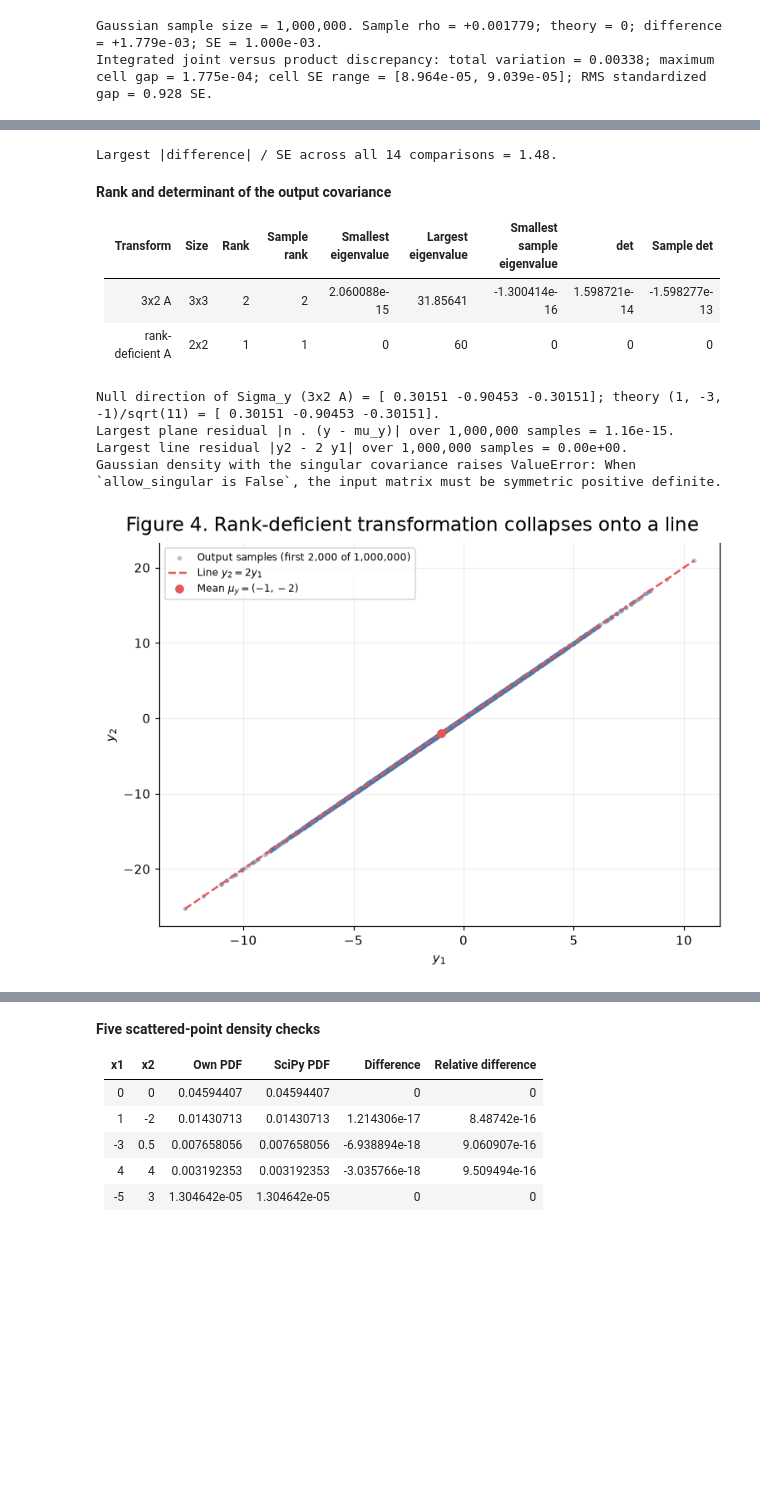
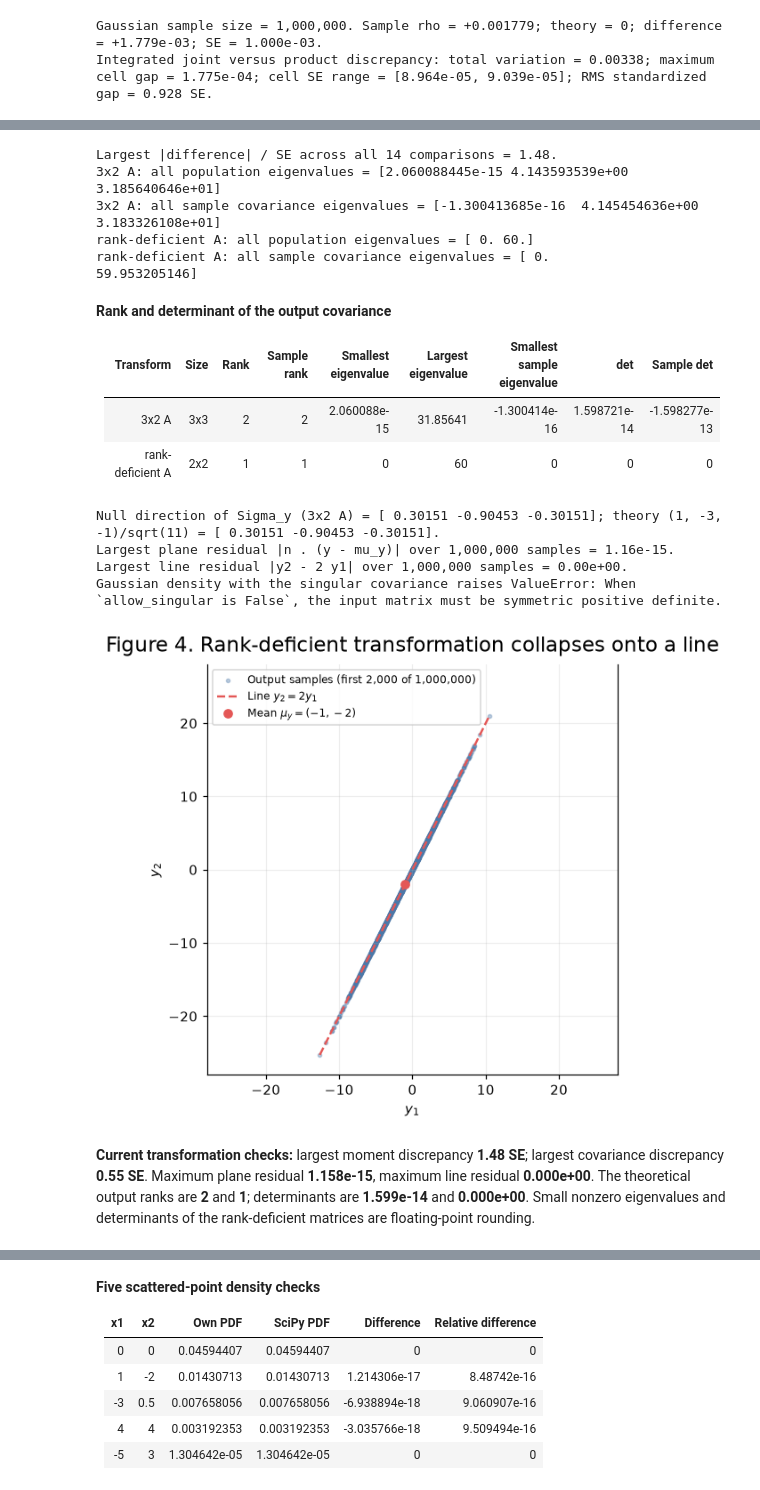
Before and after one commit to christiandi0r/ECE3715-Fall2026-Projects, a Jupyter notebook: mp3/mp3.ipynb, the cells around one changed output, grey strips where cells are left out. Saved outputs shown, nothing was run; the diff lists cells and outputs as text; code cells hidden in the pictures; blank space fills up the shorter version.

```diff
--- a/mp3/mp3.ipynb
+++ b/mp3/mp3.ipynb
@@ -73,7 +73,21 @@ def show_table(title, rows, columns):
     ]
     display(Markdown(f"**{title}**\n\n" + "\n".join([headers, divider, *body])))
 
+figure_checks = []
 def show_and_save(fig, number):
+    axes = [ax for ax in fig.axes if ax.get_label() != "<colorbar>"]
+    title = fig._suptitle.get_text() if fig._suptitle else ""
+    assert title.startswith(f"Figure {number}.")
+    geometry = axes[:1] if number in (1, 2) else axes if number in (4, 5, 6, 7, 10) else []
+    for ax in axes:
+        assert ax.get_xlabel() and ax.get_ylabel(), f"Figure {number}: missing axis label"
+        handles, labels = ax.get_legend_handles_labels()
+        assert len(labels) <= 1 or ax.get_legend() is not None, f"Figure {number}: missing legend"
+    assert all(ax.get_aspect() == 1.0 for ax in geometry), f"Figure {number}: unequal geometry"
+    figure_checks.append(dict(number=number, title=title, panels=len(axes),
+        labels_complete=True, legends_complete=True,
+        geometry_equal=all(ax.get_aspect() == 1.0 for ax in geometry),
+        geometry_panels=len(geometry)))
     fig.savefig(FIGURES / f"figure_{number:02d}.png", bbox_inches="tight")
     plt.show()
     plt.close(fig)
@@ -751,7 +815,11 @@ for label, sigma, sample_cov in [("3x2 A", sigma_full4, cov_full4),
                                  ("rank-deficient A", sigma_def4, cov_def4)]:
     eigenvalues = np.linalg.eigvalsh(sigma)
     sample_eigenvalues = np.linalg.eigvalsh(sample_cov)
+    print(f"{label}: all population eigenvalues = {np.array2string(eigenvalues, precision=9)}")
+    print(f"{label}: all sample covariance eigenvalues = {np.array2string(sample_eigenvalues, precision=9)}")
     rank_rows4.append(dict(output=label, size=f"{sigma.shape[0]}x{sigma.shape[0]}",
+                           population_eigenvalues=json.dumps(eigenvalues.tolist()),
+                           sample_eigenvalues=json.dumps(sample_eigenvalues.tolist()),
                            rank=np.linalg.matrix_rank(sigma),
                            sample_rank=np.linalg.matrix_rank(sample_cov),
                            smallest_eigenvalue=eigenvalues[0],
@@ -786,9 +854,17 @@ ax.scatter(y_def4[:keep4, 0], y_def4[:keep4, 1], s=7, alpha=0.35, color="#4c78a8
 line_y1 = np.array([y_def4[:keep4, 0].min(), y_def4[:keep4, 0].max()])
 ax.plot(line_y1, 2 * line_y1, "--", color="#e45756", lw=1.6, label="Line $y_2=2y_1$")
 ax.plot(*mu_def4, "o", color="#e45756", ms=6, label=r"Mean $\mu_y=(-1,-2)$")
-ax.set(xlabel="$y_1$", ylabel="$y_2$")
+bound4 = np.ceil(1.1*np.abs(y_def4[:keep4]).max())
+ax.set(xlabel="$y_1$", ylabel="$y_2$", aspect="equal", xlim=(-bound4,bound4), ylim=(-bound4,bound4))
 ax.legend()
 show_and_save(fig, 4)
+display(Markdown(
+    f"**Current transformation checks:** largest moment discrepancy **{largest_error4:.2f} SE**; "
+    f"largest covariance discrepancy **{max(abs(r['error_in_se']) for r in rows_full4+rows_def4 if r['quantity'].startswith('cov')):.2f} SE**. "
+    f"Maximum plane residual **{plane_residual4:.3e}**, maximum line residual **{line_residual4:.3e}**. "
+    f"The theoretical output ranks are **{rank_rows4[0]['rank']}** and **{rank_rows4[1]['rank']}**; "
+    f"determinants are **{rank_rows4[0]['determinant']:.3e}** and **{rank_rows4[1]['determinant']:.3e}**. "
+    "Small nonzero eigenvalues and determinants of the rank-deficient matrices are floating-point rounding."))
 # %% [output]
 mu_y (3x2 A) = [-3. -2.  3.]
 Sigma_y (3x2 A) =
@@ -801,32 +877,37 @@ Sigma_y (rank-deficient A) =
  [24. 48.]]
 **Transformed moments (N = 1,000,000)**
 
 | Transform | Quantity | Estimate | Theory | Difference | SE | Difference / SE |
 |---|---|---|---|---|---|---|
 | 3x2 A | mean 1 | -3.006549 | -3 | -0.006548742 | 0.005291503 | -1.237596 |
 | 3x2 A | mean 2 | -2.002964 | -2 | -0.002963975 | 0.002 | -1.481988 |
 | 3x2 A | mean 3 | 3.002343 | 3 | 0.002343184 | 0.002 | 1.171592 |
 | 3x2 A | cov 11 | 27.97877 | 28 | -0.02123186 | 0.039598 | -0.5361852 |
 | 3x2 A | cov 12 | 9.993032 | 10 | -0.006967818 | 0.01456023 | -0.4785515 |
 | 3x2 A | cov 13 | -2.000328 | -2 | -0.0003284055 | 0.01077033 | -0.03049167 |
 | 3x2 A | cov 22 | 3.997937 | 4 | -0.002062747 | 0.005656857 | -0.3646454 |
 | 3x2 A | cov 23 | -2.00078 | -2 | -0.0007795767 | 0.004472138 | -0.1743186 |
 | 3x2 A | cov 33 | 4.00201 | 4 | 0.002010325 | 0.005656857 | 0.3553783 |
 | rank-deficient A | mean 1 | -1.003585 | -1 | -0.003584767 | 0.003464102 | -1.034833 |
 | rank-deficient A | mean 2 | -2.00717 | -2 | -0.007169534 | 0.006928203 | -1.034833 |
 | rank-deficient A | cov 11 | 11.99064 | 12 | -0.009358971 | 0.01697057 | -0.5514824 |
 | rank-deficient A | cov 12 | 23.98128 | 24 | -0.01871794 | 0.03394114 | -0.5514824 |
 | rank-deficient A | cov 22 | 47.96256 | 48 | -0.03743588 | 0.06788228 | -0.5514824 |
 Largest |difference| / SE across all 14 comparisons = 1.48.
+3x2 A: all population eigenvalues = [2.060088445e-15 4.143593539e+00 3.185640646e+01]
+3x2 A: all sample covariance eigenvalues = [-1.300413685e-16  4.145454636e+00  3.183326108e+01]
+rank-deficient A: all population eigenvalues = [ 0. 60.]
+rank-deficient A: all sample covariance eigenvalues = [ 0.          59.953205146]
 **Rank and determinant of the output covariance**
 
 | Transform | Size | Rank | Sample rank | Smallest eigenvalue | Largest eigenvalue | Smallest sample eigenvalue | det | Sample det |
 |---|---|---|---|---|---|---|---|---|
 | 3x2 A | 3x3 | 2 | 2 | 2.060088e-15 | 31.85641 | -1.300414e-16 | 1.598721e-14 | -1.598277e-13 |
 | rank-deficient A | 2x2 | 1 | 1 | 0 | 60 | 0 | 0 | 0 |
 Null direction of Sigma_y (3x2 A) = [ 0.30151 -0.90453 -0.30151]; theory (1, -3, -1)/sqrt(11) = [ 0.30151 -0.90453 -0.30151].
 Largest plane residual |n . (y - mu_y)| over 1,000,000 samples = 1.16e-15.
 Largest line residual |y2 - 2 y1| over 1,000,000 samples = 0.00e+00.
 Gaussian density with the singular covariance raises ValueError: When `allow_singular is False`, the input matrix must be symmetric positive definite.
-[figure, old version]
+[figure, new version]
+**Current transformation checks:** largest moment discrepancy **1.48 SE**; largest covariance discrepancy **0.55 SE**. Maximum plane residual **1.158e-15**, maximum line residual **0.000e+00**. The theoretical output ranks are **2** and **1**; determinants are **1.599e-14** and **0.000e+00**. Small nonzero eigenvalues and determinants of the rank-deficient matrices are floating-point rounding.
 # %% [markdown]
```
Also changed, not shown: parts of 18 cells of this notebook.
